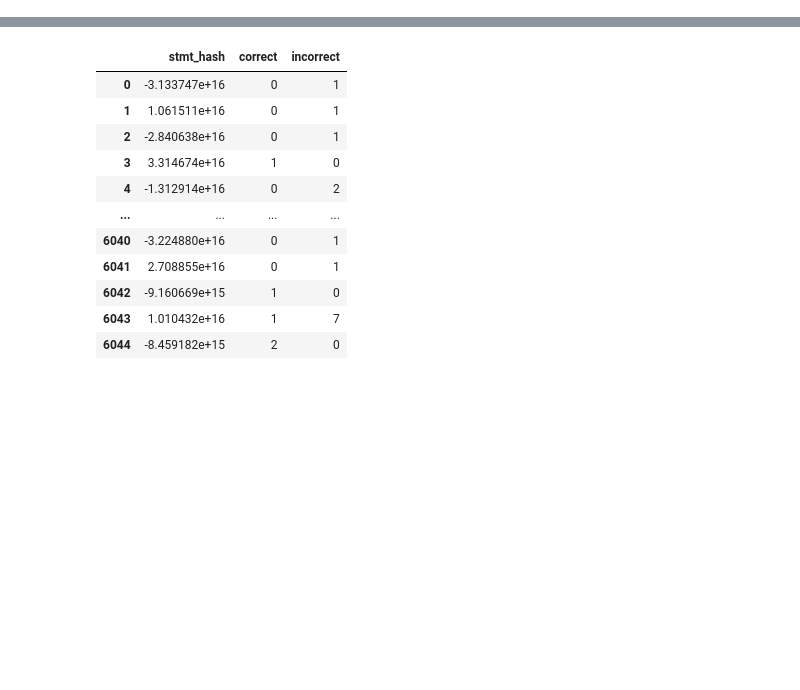
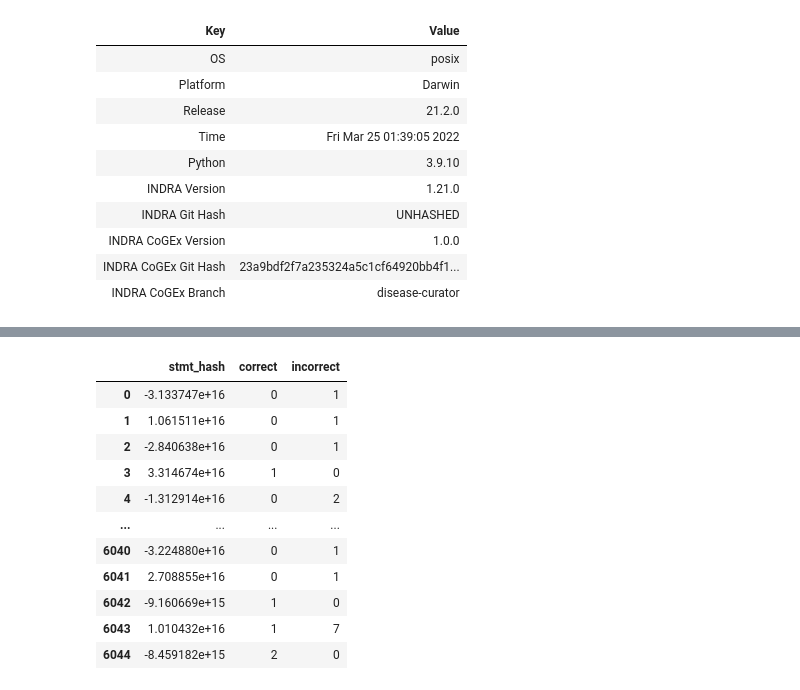
Before and after one commit to gyorilab/indra_cogex, a Jupyter notebook: notebooks/Curation Summary.ipynb, the cells around one changed output, grey strips where cells are left out. Cells and saved outputs as stored; diff of their text form; code cells hidden in the pictures; blank space fills up the shorter version.

```diff
--- a/notebooks/Curation Summary.ipynb
+++ b/notebooks/Curation Summary.ipynb
@@ -14,2 +17,16 @@ WARNING: [2022-03-23 22:33:08] indra_db.databases - Copy utilities unavailable:
+# %%
+env()
+# %% [output]
+| Key | Value |
+| OS | posix |
+| Platform | Darwin |
+| Release | 21.2.0 |
+| Time | Fri Mar 25 01:39:05 2022 |
+| Python | 3.9.10 |
+| INDRA Version | 1.21.0 |
+| INDRA Git Hash | UNHASHED |
+| INDRA CoGEx Version | 1.0.0 |
+| INDRA CoGEx Git Hash | 23a9bdf2f7a235324a5c1cf64920bb4f1... |
+| INDRA CoGEx Branch | disease-curator |
 # %%
 curations = get_curations()
```
Also changed, not shown: parts of 4 cells of this notebook, 1 other file.
